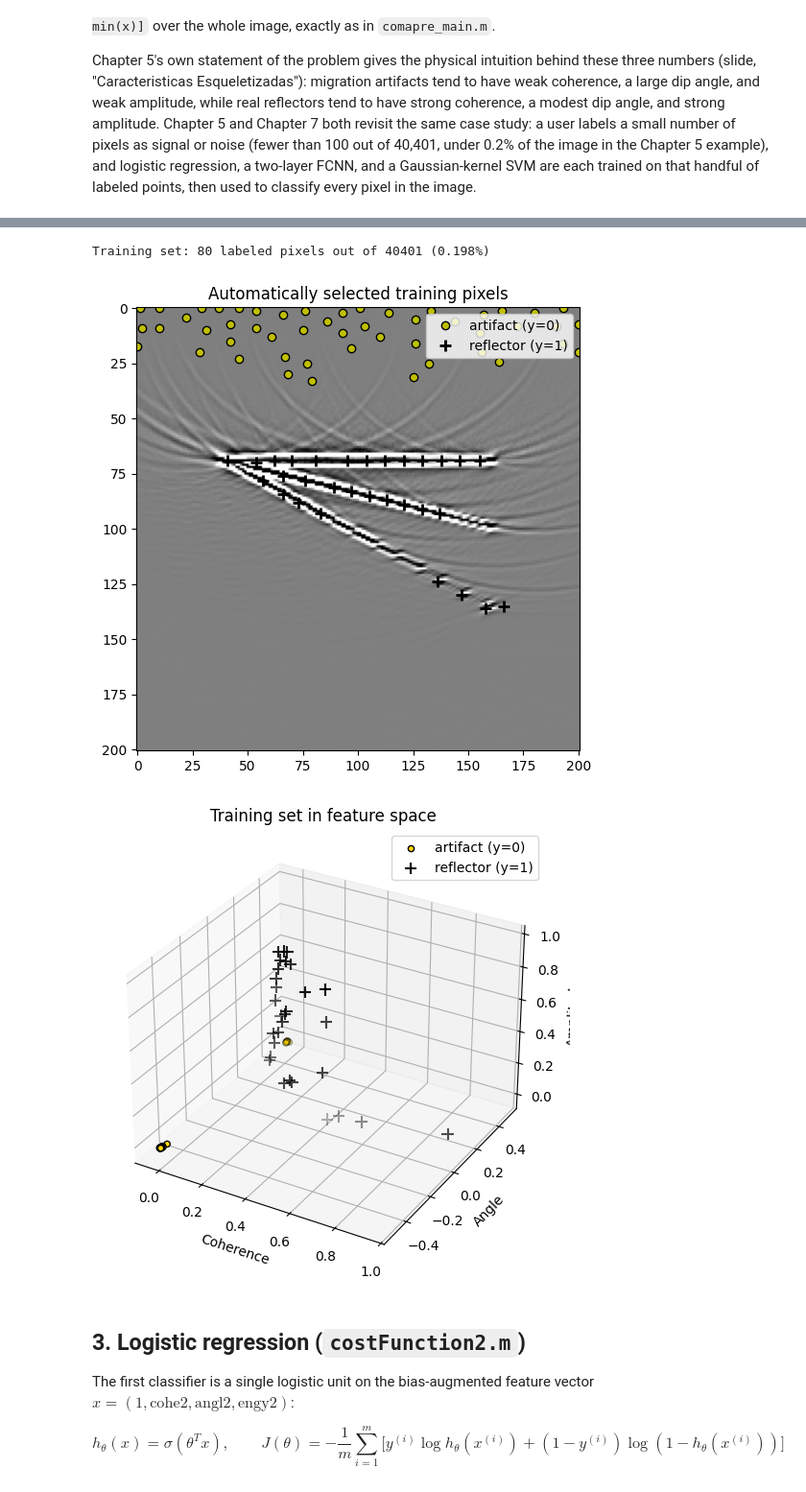
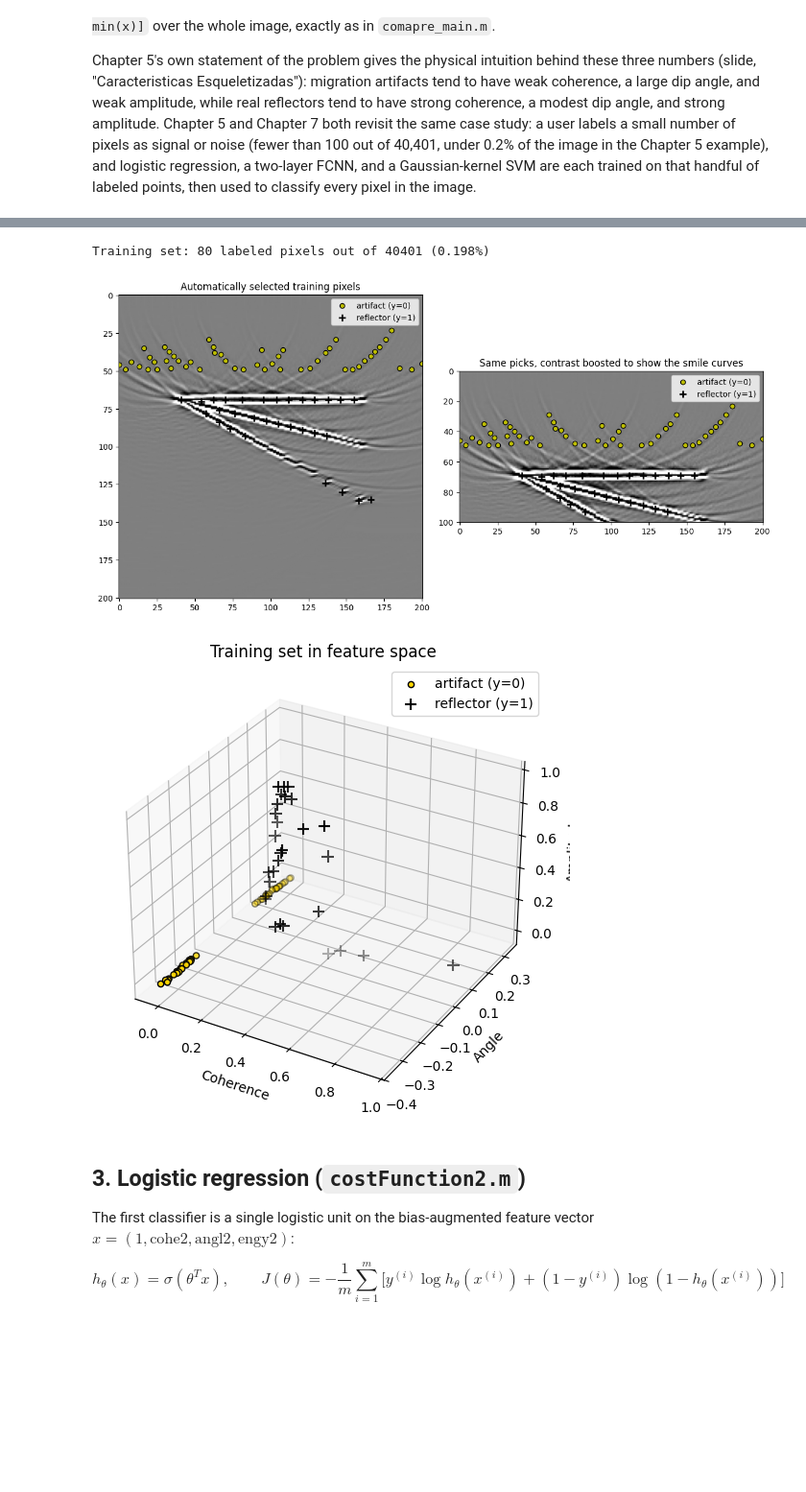
Before and after one commit to ErnaneJ/PPGEEC2327, a Jupyter notebook: exercises/03/exercise_3.ipynb, the cells around one changed output, grey strips where cells are left out. Shown at 96% size. Drawn from its saved outputs; the diff is of its cells as text; code cells hidden in the pictures; blank space fills up the shorter version.

Commit message:
Exercise 3: pick artifact points along migration-smile curves, not just by score

```diff
--- a/exercises/03/exercise_3.ipynb
+++ b/exercises/03/exercise_3.ipynb
@@ -100,12 +102,15 @@ min_dist = 8
 score = cohe2 + engy2 - np.abs(angl2)
 
 
-def greedy_select(score_map, n, ascending, taken, min_dist):
+def greedy_select(score_map, n, ascending, taken, min_dist, mask=None):
     order = np.argsort(score_map.reshape(-1))
     if not ascending:
         order = order[::-1]
+    mask_flat = mask.reshape(-1) if mask is not None else None
     picks = []
     for flat_idx in order:
+        if mask_flat is not None and not mask_flat[flat_idx]:
+            continue
         iz, ix = np.unravel_index(flat_idx, score_map.shape)
         if taken[iz, ix]:
             continue
@@ -119,48 +124,72 @@ def greedy_select(score_map, n, ascending, taken, min_dist):
 
 taken_mask = np.zeros((nz, nx), dtype=bool)
 refl_pts = greedy_select(score, n_refl, ascending=False, taken=taken_mask, min_dist=min_dist)
-arti_pts = greedy_select(score, n_arti, ascending=True, taken=taken_mask, min_dist=min_dist)
+
+# Artifact points: trace the visible migration-smile curves instead of just ranking by score.
+# For each column, take the row of peak |mig| amplitude within rows 5-49 (above the first
+# reflector at row 69, away from the noisy top edge); that ridge follows whichever curve
+# crosses the column. Keep the 50 strongest, spaced out so they spread across the curves.
+artifact_band = (5, 50)
+curve_row = np.argmax(np.abs(mig[artifact_band[0]:artifact_band[1]]), axis=0) + artifact_band[0]
+curve_amp = np.abs(mig[curve_row, np.arange(nx)])
+curve_mask = np.zeros((nz, nx), dtype=bool)
+curve_mask[curve_row, np.arange(nx)] = True
+curve_score = np.zeros((nz, nx))
+curve_score[curve_row, np.arange(nx)] = curve_amp
+
+arti_pts = greedy_select(curve_score, n_arti, ascending=False, taken=taken_mask, min_dist=4, mask=curve_mask)
 
 X = np.zeros((n_total, 3))
 for k, (iz, ix) in enumerate(refl_pts):
     X[k] = [cohe2[iz, ix], angl2[iz, ix], engy2[iz, ix]]
 for k, (iz, ix) in enumerate(arti_pts):
     X[n_refl + k] = [cohe2[iz, ix], angl2[iz, ix], engy2[iz, ix]]
 
 Y = np.zeros(n_total)
 Y[:n_refl] = 1.0
 
 print(f"Training set: {n_total} labeled pixels out of {nz * nx} ({100 * n_total / (nz * nx):.3f}%)")
 
 def normalize_display(img):
     '''D_out = D_in / max(abs(D_in)), matching Normalize.m (used for display only).'''
     return img / np.max(np.abs(img))
 
 
-fig, ax = plt.subplots(figsize=(6, 6))
-ax.imshow(normalize_display(mig), cmap="gray", vmin=-0.06, vmax=0.06)
+nmig = normalize_display(mig)
 refl_z, refl_x = zip(*refl_pts)
 arti_z, arti_x = zip(*arti_pts)
-ax.plot(arti_x, arti_z, "yo", markeredgecolor="k", markersize=6, label="artifact (y=0)")
-ax.plot(refl_x, refl_z, "k+", markersize=9, markeredgewidth=2, label="reflector (y=1)")
-ax.legend(loc="upper right")
-ax.set_title("Automatically selected training pixels")
+
+fig, axes = plt.subplots(1, 2, figsize=(12, 6))
+axes[0].imshow(nmig, cmap="gray", vmin=-0.06, vmax=0.06)
+axes[0].plot(arti_x, arti_z, "yo", markeredgecolor="k", markersize=6, label="artifact (y=0)")
+axes[0].plot(refl_x, refl_z, "k+", markersize=9, markeredgewidth=2, label="reflector (y=1)")
+axes[0].legend(loc="upper right")
+axes[0].set_title("Automatically selected training pixels")
+
+vmax_shallow = np.percentile(np.abs(nmig[:65]), 99.9)
+axes[1].imshow(nmig, cmap="gray", vmin=-vmax_shallow, vmax=vmax_shallow)
+axes[1].plot(arti_x, arti_z, "yo", markeredgecolor="k", markersize=6, label="artifact (y=0)")
+axes[1].plot(refl_x, refl_z, "k+", markersize=9, markeredgewidth=2, label="reflector (y=1)")
+axes[1].set_ylim(100, 0)
+axes[1].legend(loc="upper right")
+axes[1].set_title("Same picks, contrast boosted to show the smile curves")
+plt.tight_layout()
 plt.show()
 
 fig = plt.figure(figsize=(7, 6))
 ax = fig.add_subplot(projection="3d")
 ax.scatter(X[Y == 0, 0], X[Y == 0, 1], X[Y == 0, 2], c="gold", edgecolors="k", label="artifact (y=0)")
 ax.scatter(X[Y == 1, 0], X[Y == 1, 1], X[Y == 1, 2], c="k", marker="+", s=80, label="reflector (y=1)")
 ax.set_xlabel("Coherence")
 ax.set_ylabel("Angle")
 ax.set_zlabel("Amplitude")
 ax.legend()
 ax.set_title("Training set in feature space")
 plt.show()
 # %% [output]
 Training set: 80 labeled pixels out of 40401 (0.198%)
-[figure, old version]
+[figure, new version]
-[figure, old version]
+[figure, new version]
 # %% [markdown]
 ## 3. Logistic regression (`costFunction2.m`)
 
```
Also changed, not shown: parts of 8 cells of this notebook.
